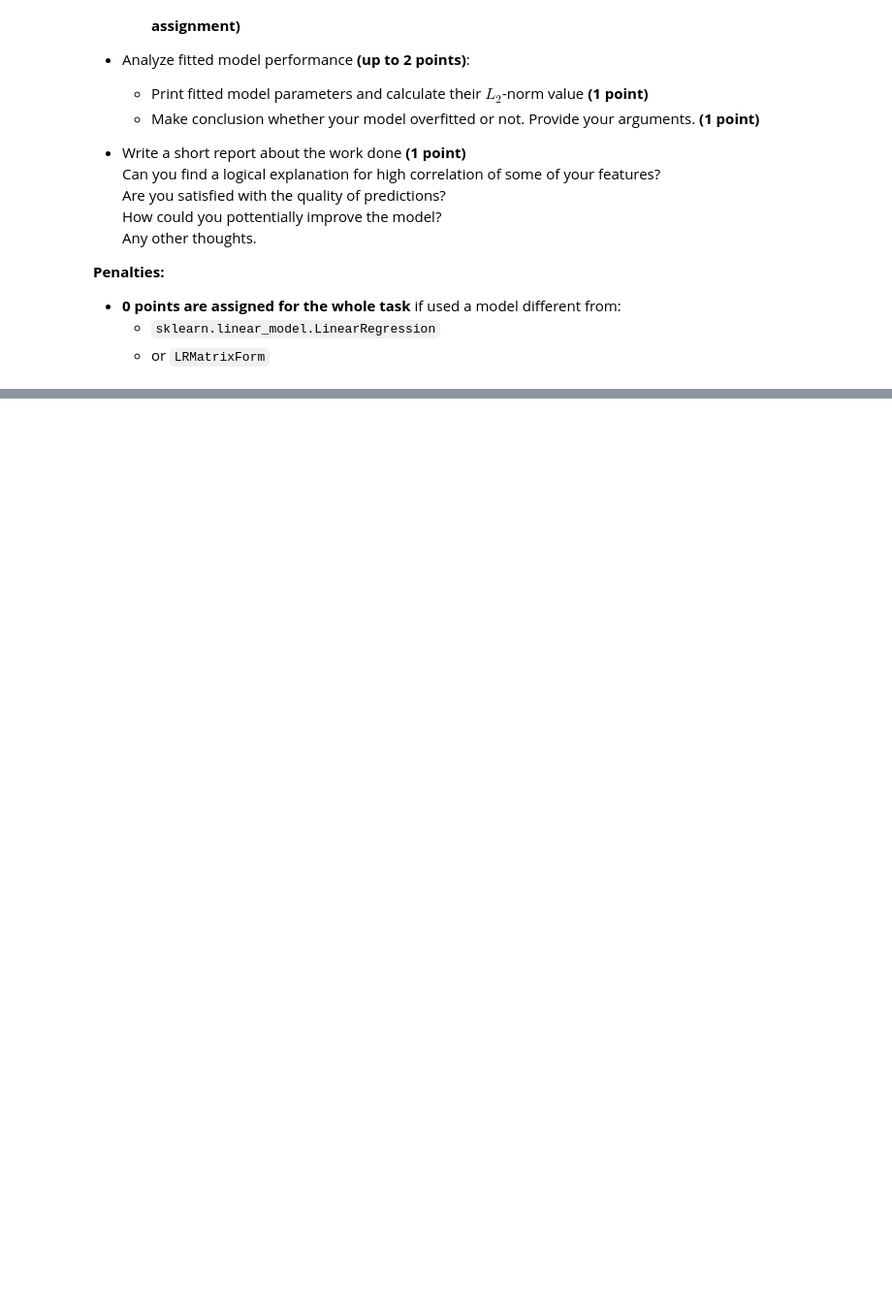
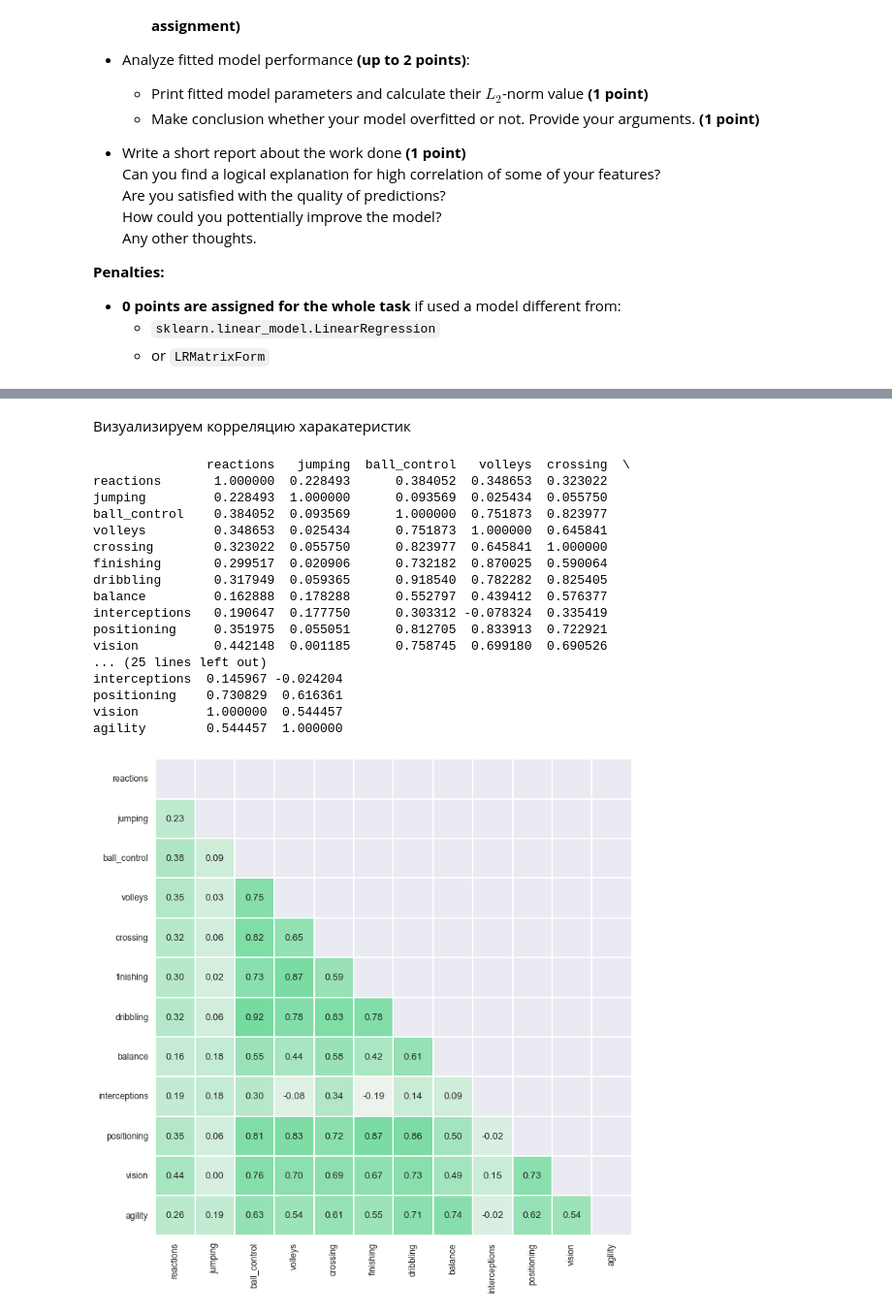
Before and after one commit to githubjeka/ml-intro, a Jupyter notebook: lr.ipynb, the cells around one changed output, grey strips where cells are left out. Shown at 97% size. Saved outputs shown, nothing was run; the diff lists cells and outputs as text; code cells hidden in the pictures; blank space fills up the shorter version.

```diff
--- a/lr.ipynb
+++ b/lr.ipynb
@@ -1416,0 +1735,7 @@ Steps you need to follow:
+# %%
+print(df.shape)
+ix_split = int(0.7 * df.shape[0])
+DF_TRAIN = df.iloc[:ix_split].copy()
+DF_TEST = df.iloc[ix_split:].copy()
+print(DF_TRAIN.shape, DF_TEST.shape)
+print(DF_TRAIN.columns)
@@ -1416,0 +1767,35 @@ Steps you need to follow:
+# %%
+target = 'agility'
+features = ['reactions', 'jumping', 'ball_control','volleys', 'crossing','finishing','dribbling', 'balance',  'interceptions','positioning', 'vision',]
+cols = features + [target]
+x_train, y_train, x_test, y_test = get_train_test_data(features, target)
+# %% [markdown]
+Визуализируем корреляцию харакатеристик
+# %%
+plt.figure(figsize=(17, 12))
+correlation_matrix = pd.DataFrame.corr(DF_TRAIN[cols])
+mask = np.zeros_like(correlation_matrix, dtype=bool)
+mask[np.triu_indices_from(mask)] = True
+print(correlation_matrix)
+sns.heatmap(correlation_matrix, center=0.7, square=True, annot=True, fmt='.2f', linewidth=2,
+            cbar=False, cmap=sns.light_palette("#2ecc71", as_cmap=True),
+            mask=mask);
+# %% [output]
+               reactions   jumping  ball_control   volleys  crossing  \
+reactions       1.000000  0.228493      0.384052  0.348653  0.323022
+jumping         0.228493  1.000000      0.093569  0.025434  0.055750
+ball_control    0.384052  0.093569      1.000000  0.751873  0.823977
+volleys         0.348653  0.025434      0.751873  1.000000  0.645841
+crossing        0.323022  0.055750      0.823977  0.645841  1.000000
+finishing       0.299517  0.020906      0.732182  0.870025  0.590064
+dribbling       0.317949  0.059365      0.918540  0.782282  0.825405
+balance         0.162888  0.178288      0.552797  0.439412  0.576377
+interceptions   0.190647  0.177750      0.303312 -0.078324  0.335419
+positioning     0.351975  0.055051      0.812705  0.833913  0.722921
+vision          0.442148  0.001185      0.758745  0.699180  0.690526
+... (25 lines left out)
+interceptions  0.145967 -0.024204
+positioning    0.730829  0.616361
+vision         1.000000  0.544457
+agility        0.544457  1.000000
+[figure, added]
```
Also changed, not shown: parts of 80 cells of this notebook.
